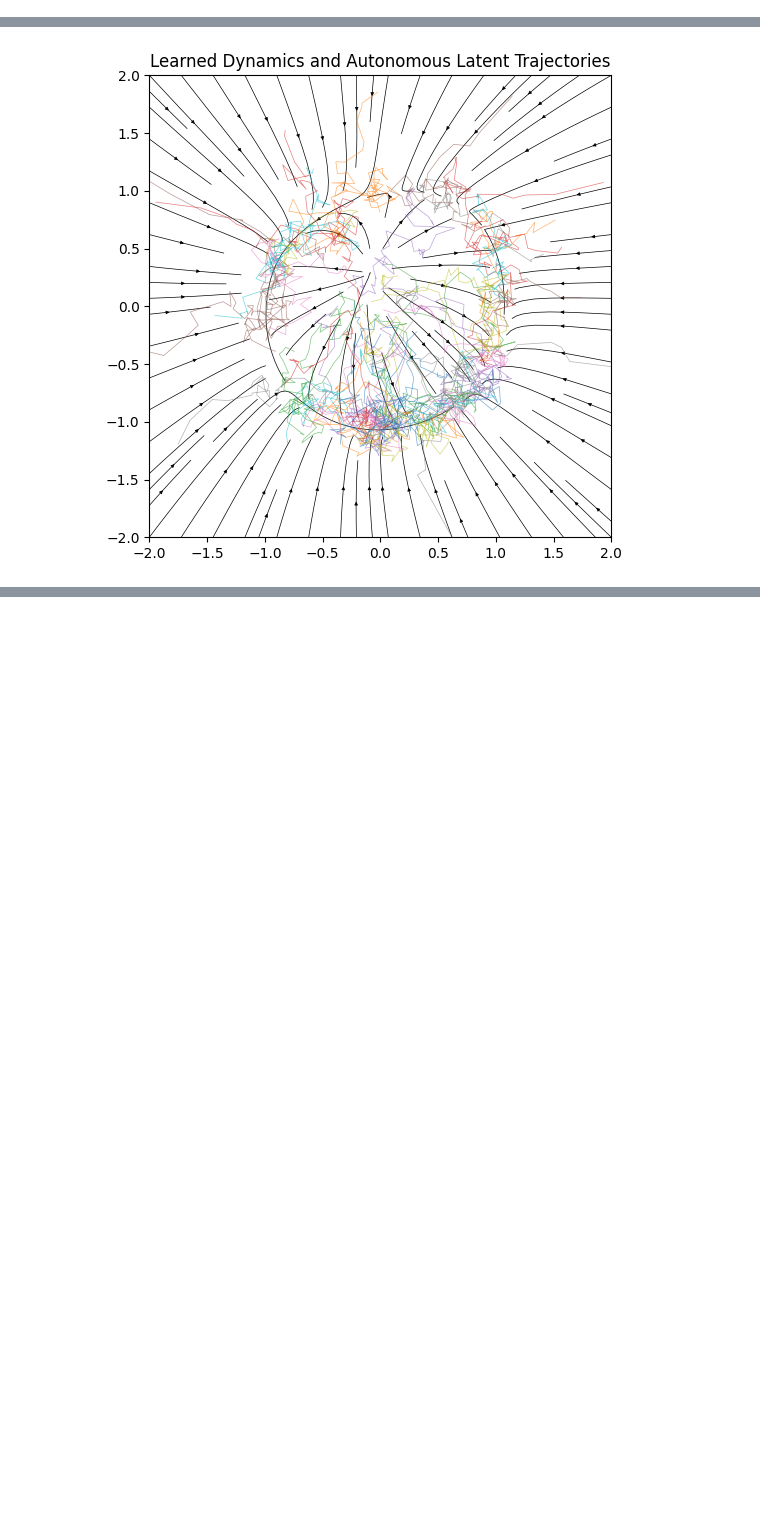
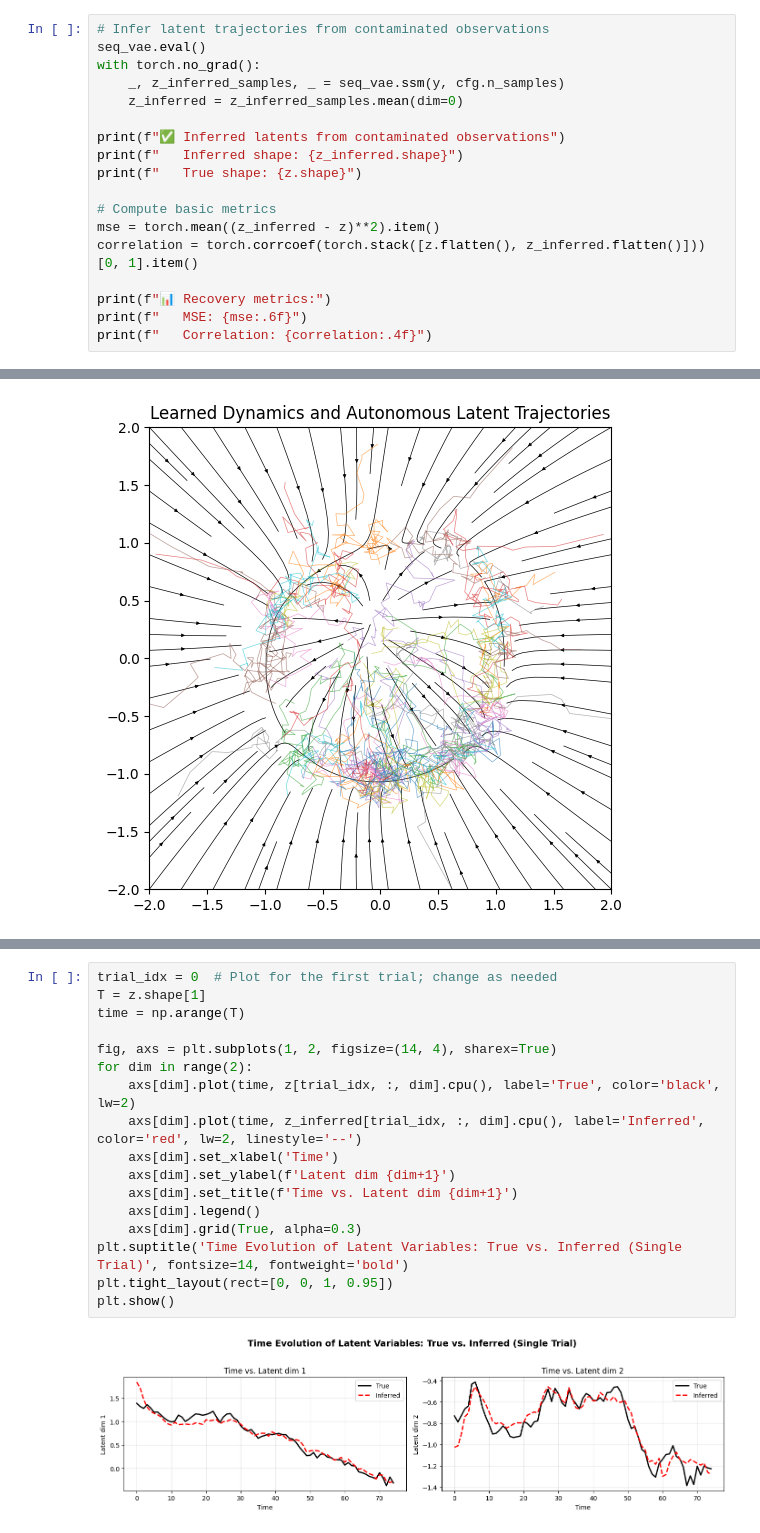
Before and after one commit to aliang9/symm_reg, a Jupyter notebook: in_progress/demo.ipynb, the cells around one changed output, grey strips where cells are left out. Cells and saved outputs as stored; diff of their text form; blank space fills up the shorter version.

Commit message:
trajectory from inferred and original system over time

```diff
--- a/in_progress/demo.ipynb
+++ b/in_progress/demo.ipynb
@@ -272,3 +272,21 @@ The model is now trained. You can proceed with:
 - Plotting smoothed trajectories.
 - Visualizing uncertainty.
 - Comparing inferred vs. ground truth latents (since this was a synthetic dataset).
+# %%
+# Infer latent trajectories from contaminated observations
+seq_vae.eval()
+with torch.no_grad():
+    _, z_inferred_samples, _ = seq_vae.ssm(y, cfg.n_samples)
+    z_inferred = z_inferred_samples.mean(dim=0)
+
+print(f"✅ Inferred latents from contaminated observations")
+print(f"   Inferred shape: {z_inferred.shape}")
+print(f"   True shape: {z.shape}")
+
+# Compute basic metrics
+mse = torch.mean((z_inferred - z)**2).item()
+correlation = torch.corrcoef(torch.stack([z.flatten(), z_inferred.flatten()]))[0, 1].item()
+
+print(f"📊 Recovery metrics:")
+print(f"   MSE: {mse:.6f}")
+print(f"   Correlation: {correlation:.4f}")
@@ -329,0 +388,19 @@ fig.savefig(
+# %%
+trial_idx = 0  # Plot for the first trial; change as needed
+T = z.shape[1]
+time = np.arange(T)
+
+fig, axs = plt.subplots(1, 2, figsize=(14, 4), sharex=True)
+for dim in range(2):
+    axs[dim].plot(time, z[trial_idx, :, dim].cpu(), label='True', color='black', lw=2)
+    axs[dim].plot(time, z_inferred[trial_idx, :, dim].cpu(), label='Inferred', color='red', lw=2, linestyle='--')
+    axs[dim].set_xlabel('Time')
+    axs[dim].set_ylabel(f'Latent dim {dim+1}')
+    axs[dim].set_title(f'Time vs. Latent dim {dim+1}')
+    axs[dim].legend()
+    axs[dim].grid(True, alpha=0.3)
+plt.suptitle('Time Evolution of Latent Variables: True vs. Inferred (Single Trial)', fontsize=14, fontweight='bold')
+plt.tight_layout(rect=[0, 0, 1, 0.95])
+plt.show()
+# %% [output]
+[figure, added]
```
Also changed, not shown: parts of 2 cells of this notebook.
